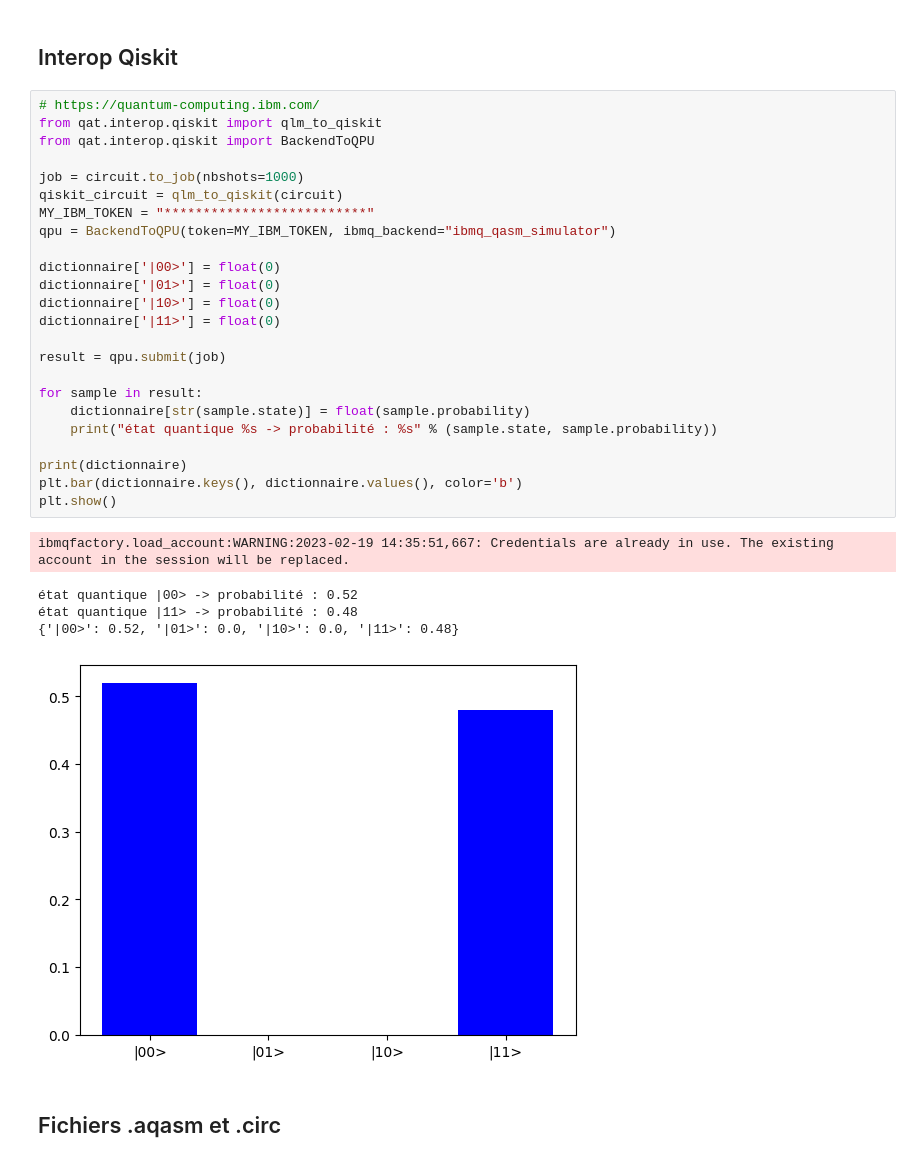
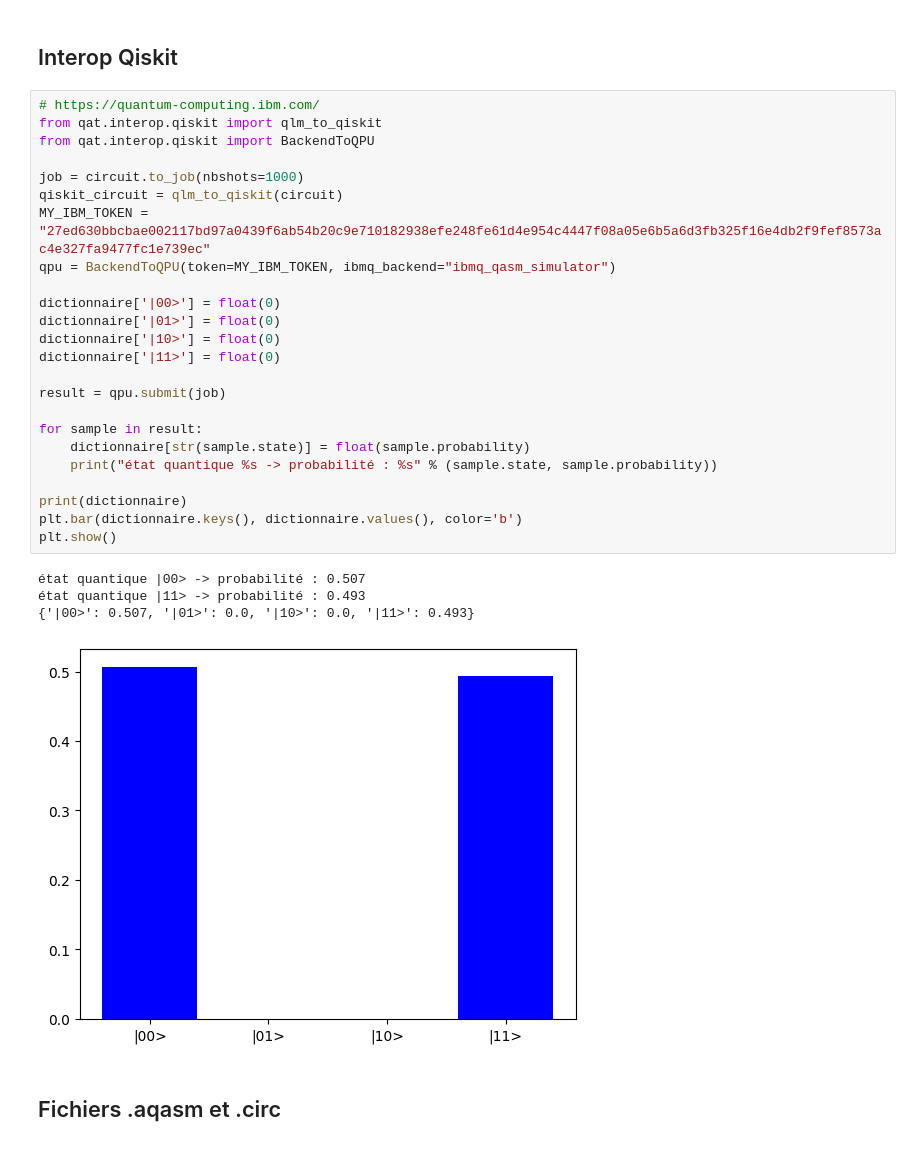
Before and after one commit to benprieur/Devcon-18-100-quantique---session-myQLM-AQASM, a Jupyter notebook: Devcon #18 AQASM.ipynb, the cells around one changed output. Drawn from its saved outputs; the diff is of its cells as text.

```diff
--- a/Devcon #18 AQASM.ipynb
+++ b/Devcon #18 AQASM.ipynb
@@ -92,33 +96,32 @@ plt.show()
 # %%
 # https://quantum-computing.ibm.com/
 from qat.interop.qiskit import qlm_to_qiskit
 from qat.interop.qiskit import BackendToQPU
 
 job = circuit.to_job(nbshots=1000)
 qiskit_circuit = qlm_to_qiskit(circuit)
-MY_IBM_TOKEN = "**************************"
+MY_IBM_TOKEN = "27ed630bbcbae002117bd97a0439f6ab54b20c9e710182938efe248fe61d4e954c4447f08a05e6b5a6d3fb325f16e4db2f9fef8573ac4e327fa9477fc1e739ec"
 qpu = BackendToQPU(token=MY_IBM_TOKEN, ibmq_backend="ibmq_qasm_simulator")
 
 dictionnaire['|00>'] = float(0)
 dictionnaire['|01>'] = float(0)
 dictionnaire['|10>'] = float(0)
 dictionnaire['|11>'] = float(0)
 
 result = qpu.submit(job)
 
 for sample in result:
     dictionnaire[str(sample.state)] = float(sample.probability)
     print("état quantique %s -> probabilité : %s" % (sample.state, sample.probability))
 
 print(dictionnaire)
 plt.bar(dictionnaire.keys(), dictionnaire.values(), color='b')
 plt.show()
 # %% [output]
-ibmqfactory.load_account:WARNING:2023-02-19 14:35:51,667: Credentials are already in use. The existing account in the session will be replaced.
+état quantique |00> -> probabilité : 0.507
+état quantique |11> -> probabilité : 0.493
+{'|00>': 0.507, '|01>': 0.0, '|10>': 0.0, '|11>': 0.493}
-état quantique |00> -> probabilité : 0.52
-état quantique |11> -> probabilité : 0.48
-{'|00>': 0.52, '|01>': 0.0, '|10>': 0.0, '|11>': 0.48}
-[figure, old version]
+[figure, new version]
 # %% [markdown]
 <h2>Fichiers .aqasm et .circ</h2>
 # %%
```
Also changed, not shown: parts of 8 cells of this notebook, 3 other files.
